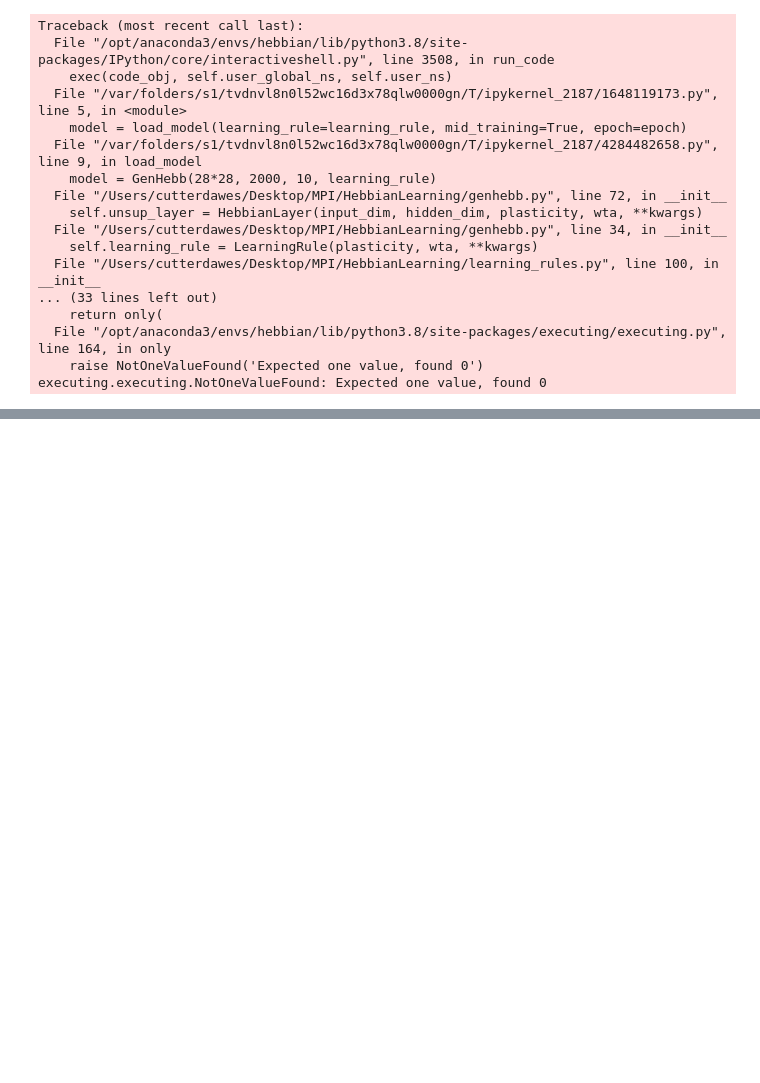
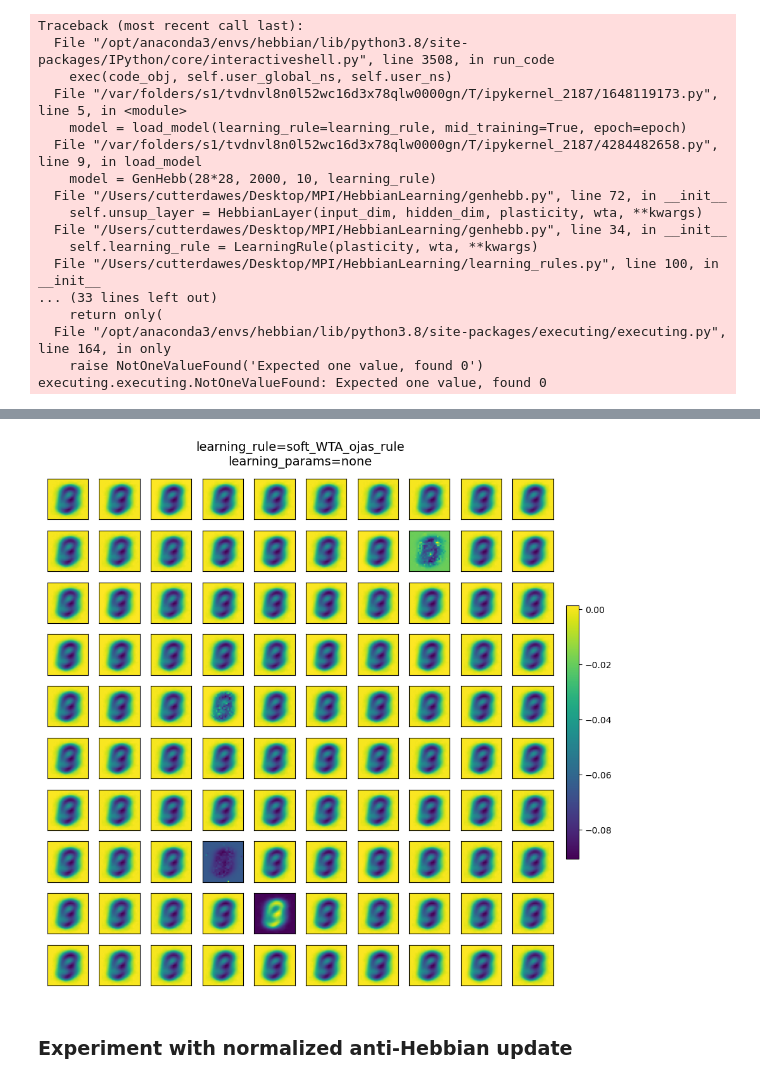
Before and after one commit to cutterdawes/HebbianLearning, a Jupyter notebook: experimental.ipynb, the cells around one changed output, grey strips where cells are left out. Saved outputs shown, nothing was run; the diff lists cells and outputs as text; code cells hidden in the pictures; blank space fills up the shorter version.

```diff
--- a/experimental.ipynb
+++ b/experimental.ipynb
@@ -241,0 +254,36 @@ executing.executing.NotOneValueFound: Expected one value, found 0
+# %%
+def plot_weights(plasticity, wta='none', learning_params='none'):
+
+    # parse model name
+    directory = 'saved_models/done-training/'
+    learning_rule = plasticity if wta == 'none' else f'{wta}_WTA_{plasticity}'
+    model_name = (
+        f'genhebb-{learning_rule}-{learning_params}'
+        '-100_hidden_dim-64_batch'
+        '-10_unsup_epochs-50_sup_epochs'
+        '-0.001_unsup_lr-0.001_sup_lr'
+    )
+    path = directory + model_name + '.pt'
+
+    # load model
+    model = GenHebb(28*28, 100, 10, 1, plasticity, wta)
+    model.load_state_dict(torch.load(path))
+
+    # plot weights
+    fig, axes = plt.subplots(10, 10, figsize=(10, 10))
+    for i, ax in enumerate(axes.flat):
+        im = ax.imshow(model.hebb[0].W[i].view(28, 28).detach(), cmap='viridis')
+        ax.set_xticks([])
+        ax.set_yticks([])
+    fig.suptitle(f'learning_rule={learning_rule}\nlearning_params={learning_params}', fontsize=14, y=0.96)
+    plt.tight_layout()
+    fig.subplots_adjust(left=0.1, right=0.9, bottom=0.1, top=0.9)
+    cbar_ax = fig.add_axes([0.92, 0.3, 0.02, 0.4])
+    fig.colorbar(im, ax=axes, cax=cbar_ax)
+    fig.savefig(f'figures/weights-{learning_rule}-{learning_params}.png', dpi=300)
+# %%
+plot_weights('ojas_rule', 'soft')
+# %% [output]
+[figure, added]
+# %% [markdown]
+### Experiment with normalized anti-Hebbian update
```
Also changed, not shown: parts of 15 cells of this notebook, 2 other files.
